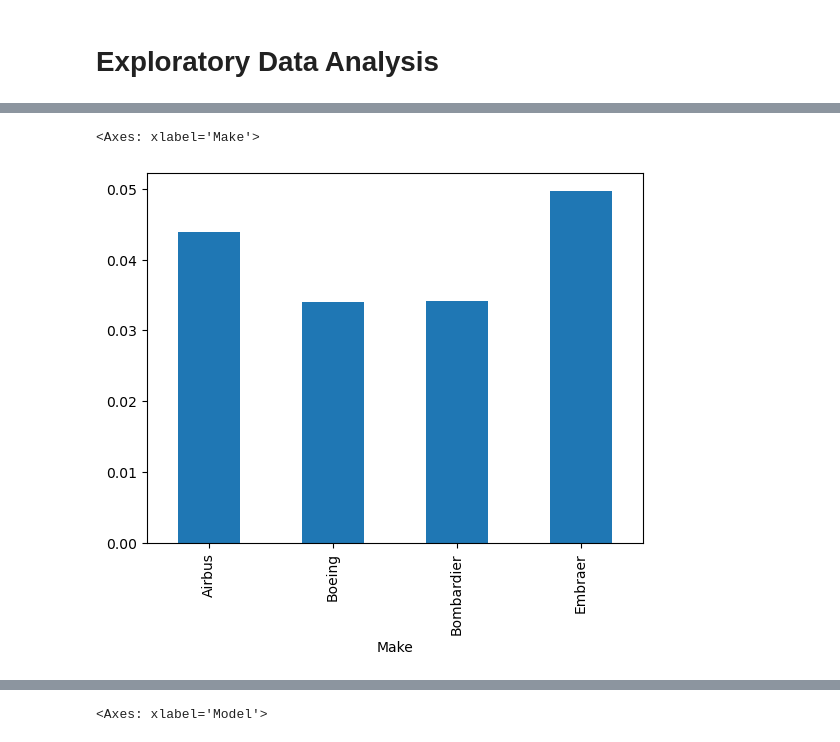
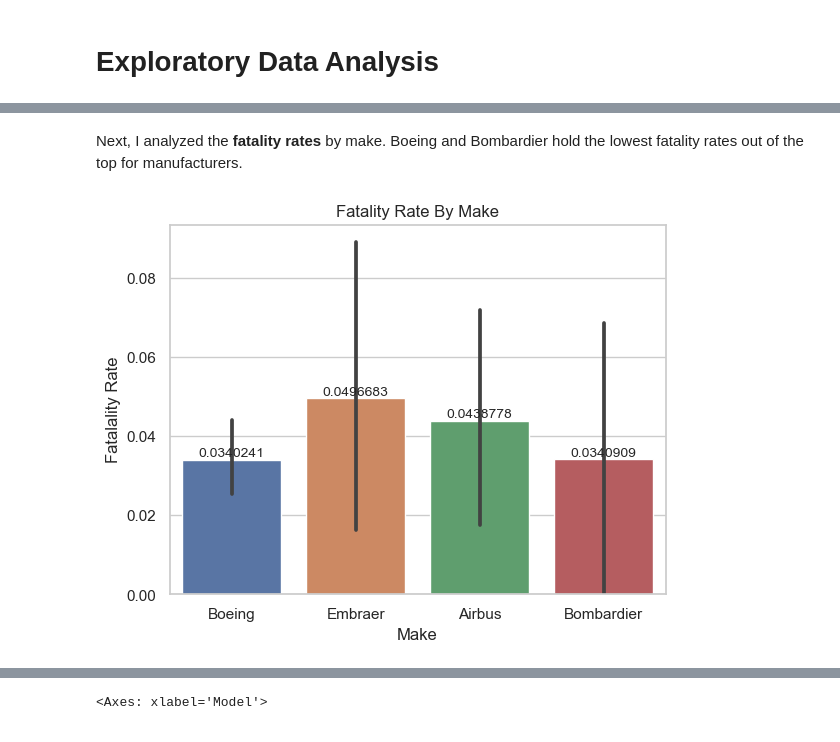
Before and after one commit to scarlettvalentin/aviation_project, a Jupyter notebook: notebook.ipynb, the cells around one changed output, grey strips where cells are left out. Drawn from its saved outputs; the diff is of its cells as text; code cells hidden in the pictures.

```diff
--- a/notebook.ipynb
+++ b/notebook.ipynb
@@ -340,5 +342,8 @@ top_4_models.groupby(['Model'])[['Total_Fatal_Injuries', 'Total_Minor_Injuries',
-# %%
-top_4_models.groupby(['Make'])['Fatal_Injuries_Rate'].mean().plot(kind='bar')
-# %% [output]
-<Axes: xlabel='Make'>
-[figure, removed]
+# %% [markdown]
+Next, I analyzed the **fatality rates** by make. Boeing and Bombardier hold the lowest fatality rates out of the top for manufacturers.
+# %%
+ax = sns.barplot(data=top_4_models, x='Make', y='Fatal_Injuries_Rate')
+ax.bar_label(ax.containers[0], fontsize=10);
+ax.set(xlabel='Make', ylabel='Fatalality Rate', title='Fatality Rate By Make');
+# %% [output]
+[figure, added]
```
Also changed, not shown: parts of 20 cells of this notebook.
